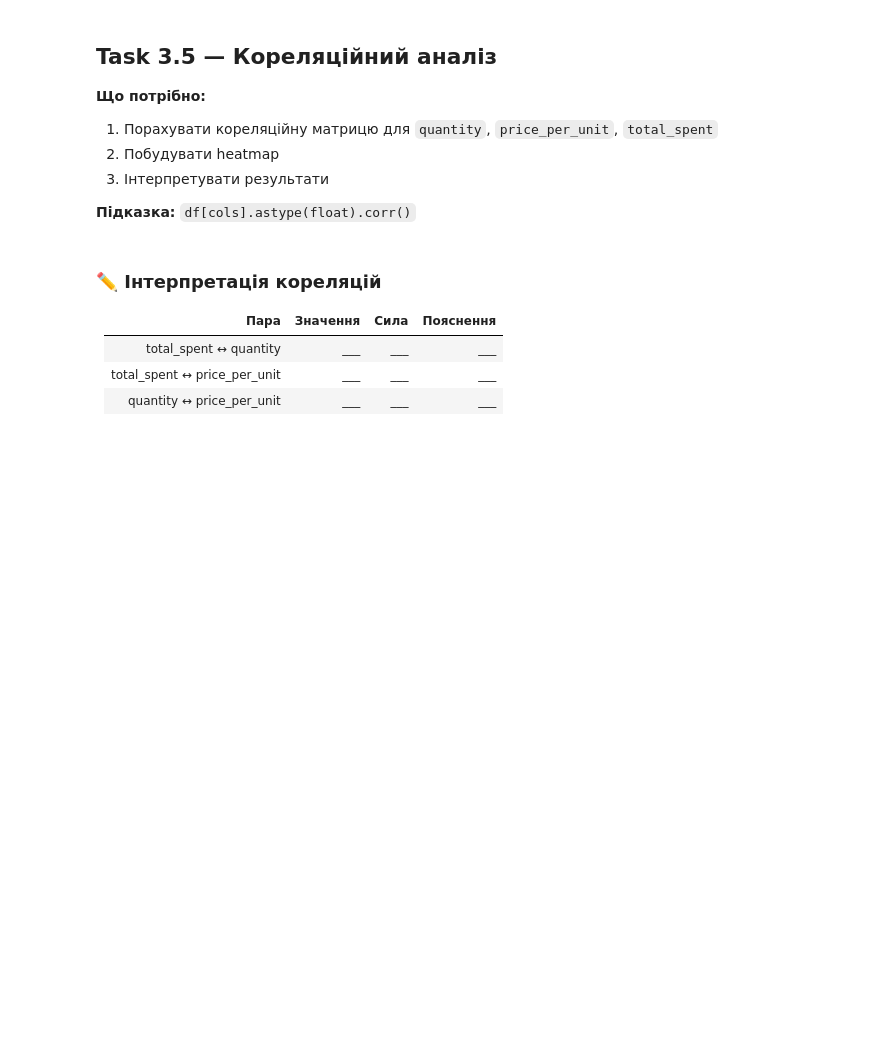
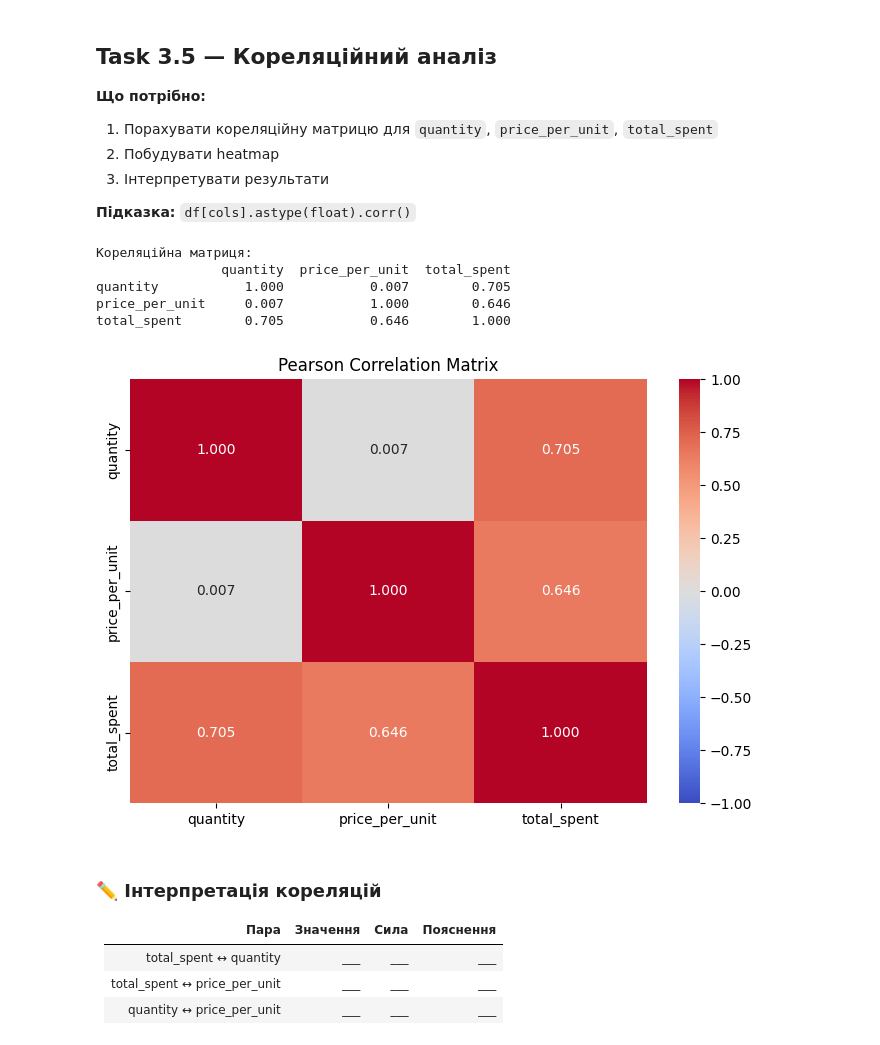
Before and after one commit to Alister44/Analysis_Cafe_Sales, a Jupyter notebook: cafe_eda_workbook_version2.ipynb, the cells around one changed output. Cells and saved outputs as stored; diff of their text form; code cells hidden in the pictures; blank space fills up the shorter version.

```diff
--- a/cafe_eda_workbook_version2.ipynb
+++ b/cafe_eda_workbook_version2.ipynb
@@ -472,3 +537,15 @@ df['total_spent'].fillna(df['total_spent'].median(), inplace=True)
 
 У нашому проєкті — **перезаписуємо** скрізь де є розбіжність,
 бо ціни зі словника надійніші за оригінал.
+# %%
+# Крок 1: порахувати очікуване значення для кожного рядка
+df['_expected'] = (df.quantity * df.price_per_unit).round(2)
+
+# Крок 2: знайти рядки де total_spent не збігається з _expected
+mask_mismatch = (df['_expected'] != df['total_spent'])
+n_mismatch = mask_mismatch.sum()
+
+print(f'Збігів:       {len(df) - n_mismatch} / {len(df)}')
+print(f'Розбіжностей: {n_mismatch} рядків')
+
+df.drop(columns=['_expected'],inplace=True)
@@ -475,14 +555,4 @@ df['total_spent'].fillna(df['total_spent'].median(), inplace=True)
 # %%
-# Крок 1: порахувати очікуване значення для кожного рядка
-df['_expected'] = # ВАШ КОД ТУТ  (qty × price, round(2))
-
-# Крок 2: знайти рядки де total_spent не збігається з _expected
-mask_mismatch = # ВАШ КОД ТУТ
-n_mismatch = mask_mismatch.sum()
-
-print(f'Збігів:       {len(df) - n_mismatch} / {len(df)}')
-print(f'Розбіжностей: {n_mismatch} рядків')
-
 if n_mismatch > 0:
     # Крок 3: показати перші 5 розбіжностей
     print('\nПерші 5 (до виправлення):')
@@ -529,12 +599,13 @@ print('Унікальні location:',       sorted(df['location'].unique()))
 | `weekday` | Назва дня тижня | `.dt.day_name()` |
 | `is_weekend` | True якщо сб/нд | `.isin(['Saturday', 'Sunday'])` |
 # %%
-df['year']       = # ВАШ КОД ТУТ
-df['month']      = # ВАШ КОД ТУТ
-df['month_name'] = # ВАШ КОД ТУТ
-df['weekday']    = # ВАШ КОД ТУТ
+
+df['year']       = df['transaction_date'].dt.year
+df['month']      = df['transaction_date'].dt.month
+df['month_name'] = df['transaction_date'].dt.strftime('%B').round()
+df['weekday']    = df['transaction_date'].dt.day_name()
 df['week']       = df['transaction_date'].dt.isocalendar().week.astype('Int64')
-df['is_weekend'] = # ВАШ КОД ТУТ
+df['is_weekend'] = df["week"].isin(["Saturday", "Sunday"])
 
 # Перевірка логічності
 df = df[df['quantity'] > 0]
@@ -758,21 +829,35 @@ print(f'Кількість викидів: {n_outliers}')
 **Підказка:** `df[cols].astype(float).corr()`
 # %%
 corr_cols   = ['quantity', 'price_per_unit', 'total_spent']
-corr_matrix = # ВАШ КОД ТУТ
+corr_matrix = df[corr_cols].astype(float).corr()
 
 print('Кореляційна матриця:')
 print(corr_matrix.round(3))
 
 fig, ax = plt.subplots(figsize=(7, 5))
 
 # Heatmap кореляцій
 # Підказка: sns.heatmap(corr_matrix, annot=True, fmt='.3f', cmap='coolwarm', vmin=-1, vmax=1, ...)
-# ВАШ КОД ТУТ
+sns.heatmap(corr_matrix,
+            annot=True,
+            fmt='.3f',
+            cmap='coolwarm',
+            vmin=-1,
+            vmax=1,
+            annot_kws={'size': 12}
+            )
 
 ax.set_title('Pearson Correlation Matrix')
 plt.tight_layout()
 plt.savefig('part3_task35.png', dpi=130, bbox_inches='tight')
 plt.show()
+# %% [output]
+Кореляційна матриця:
+                quantity  price_per_unit  total_spent
+quantity           1.000           0.007        0.705
+price_per_unit     0.007           1.000        0.646
+total_spent        0.705           0.646        1.000
+[figure, added]
 # %% [markdown]
 ### ✏️ Інтерпретація кореляцій
 
```
Also changed, not shown: parts of 14 cells of this notebook.
